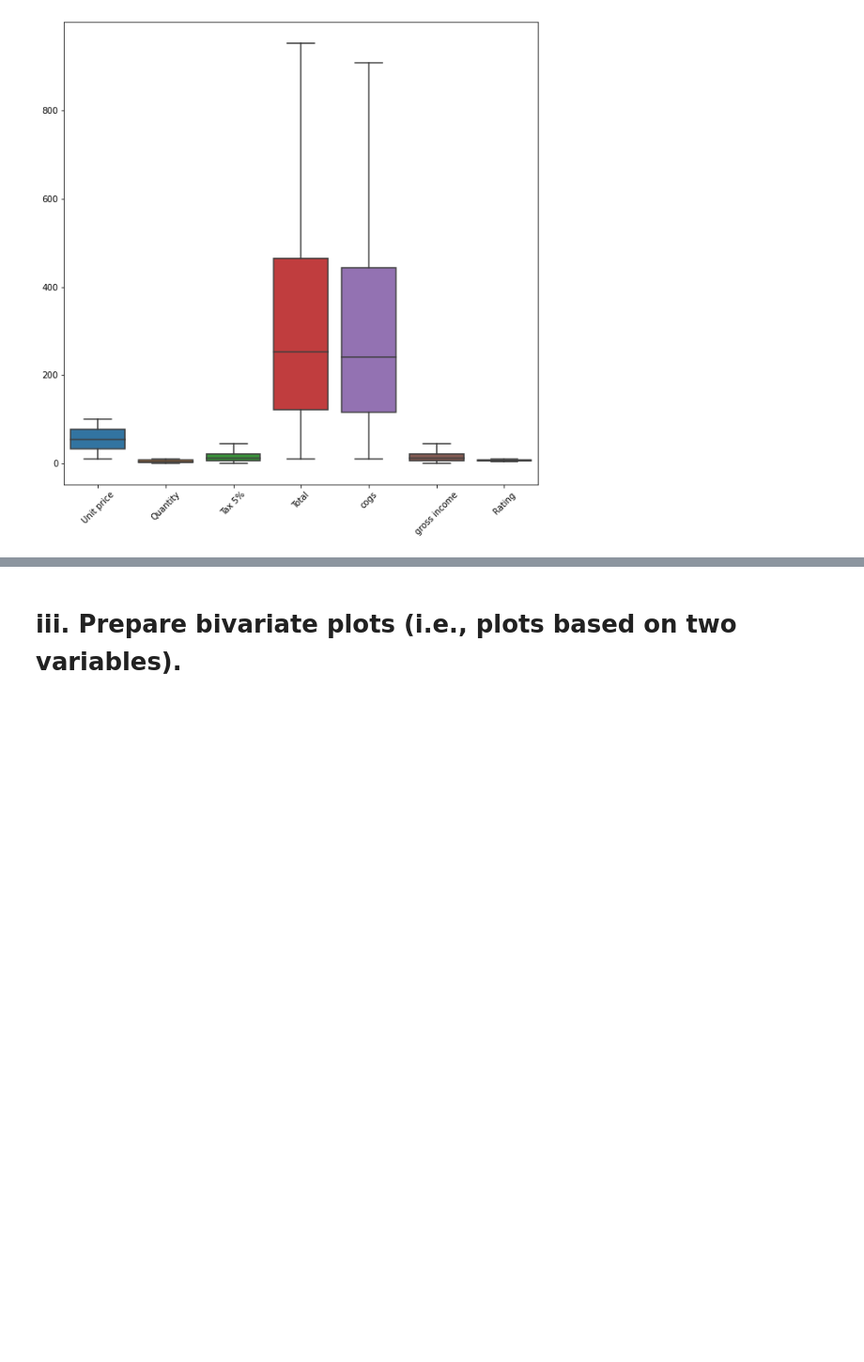
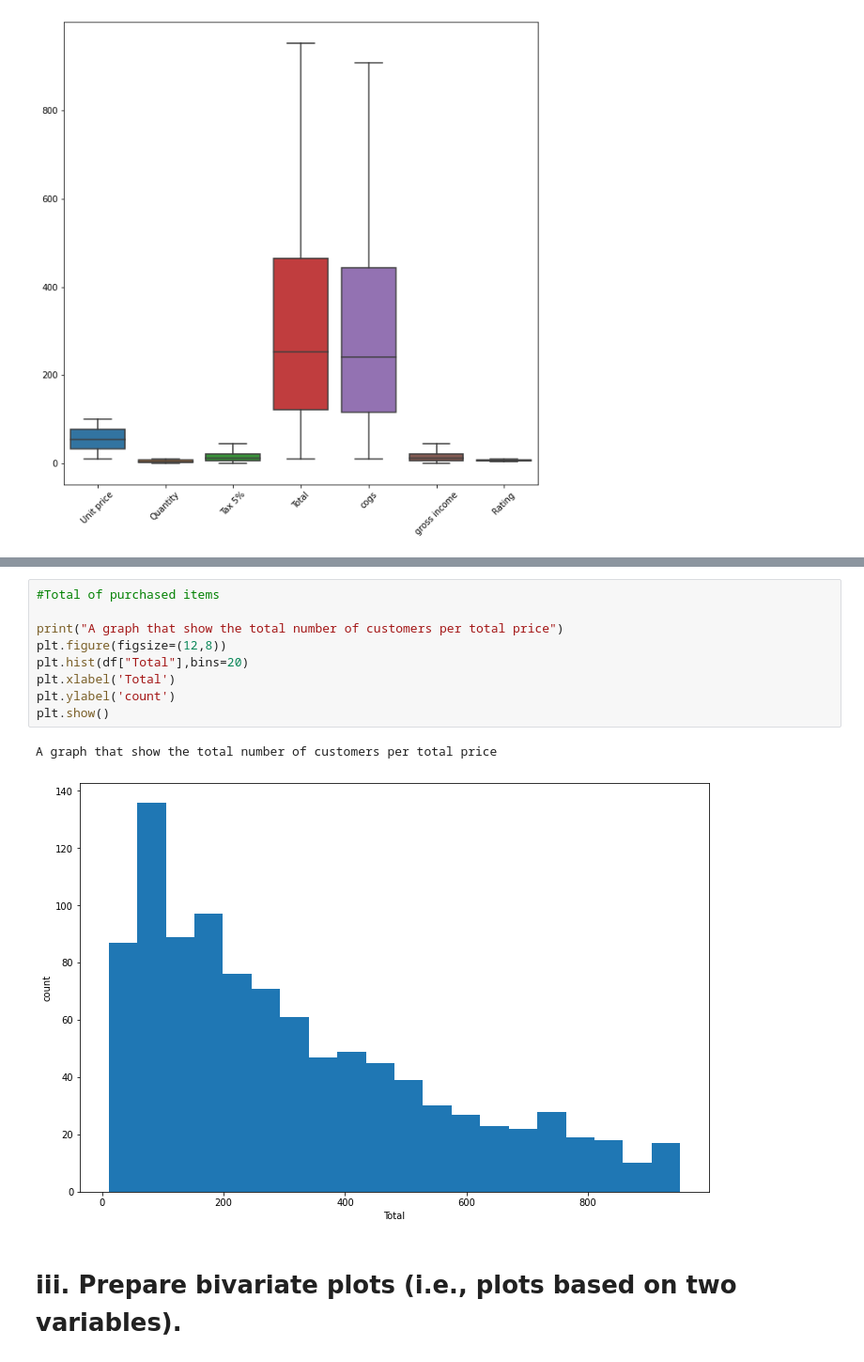
Before and after one commit to ABDULMOHSEEN-AlAli/ISE291_Project, a Jupyter notebook: Project/Supermarket_Sales_Project.ipynb, the cells around one changed output, grey strips where cells are left out. Shown at 94% size. Cells and saved outputs as stored; diff of their text form; blank space fills up the shorter version.

```diff
--- a/Project/Supermarket_Sales_Project.ipynb
+++ b/Project/Supermarket_Sales_Project.ipynb
@@ -293,3 +337,15 @@ plt.show()
+# %%
+#Total of purchased items
+
+print("A graph that show the total number of customers per total price")
+plt.figure(figsize=(12,8))
+plt.hist(df["Total"],bins=20)
+plt.xlabel('Total')
+plt.ylabel('count')
+plt.show()
+# %% [output]
+A graph that show the total number of customers per total price
+[figure, added]
 # %% [markdown]
 # iii. Prepare bivariate plots (i.e., plots based on two variables).
 # %%
```
Also changed, not shown: parts of 27 cells of this notebook.
